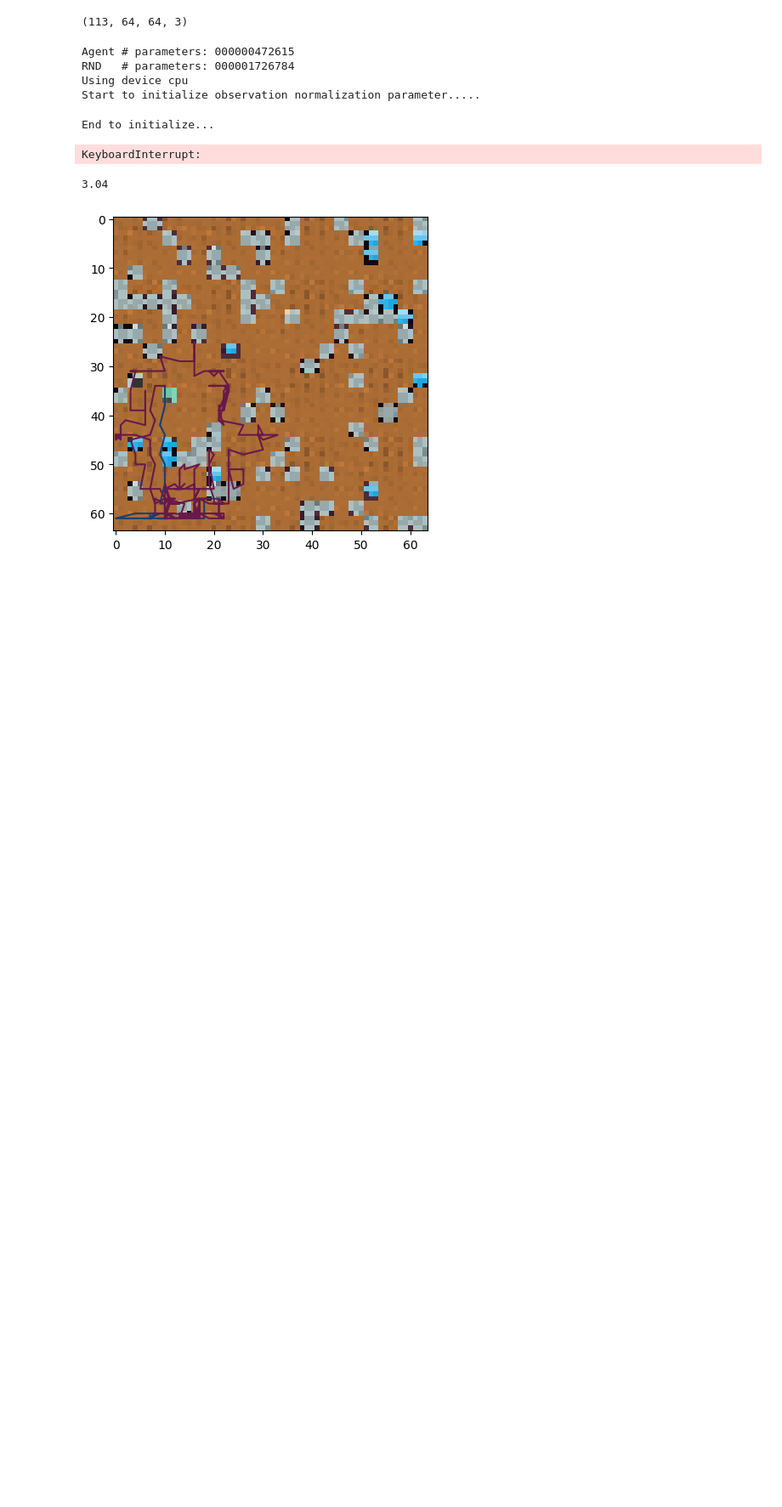
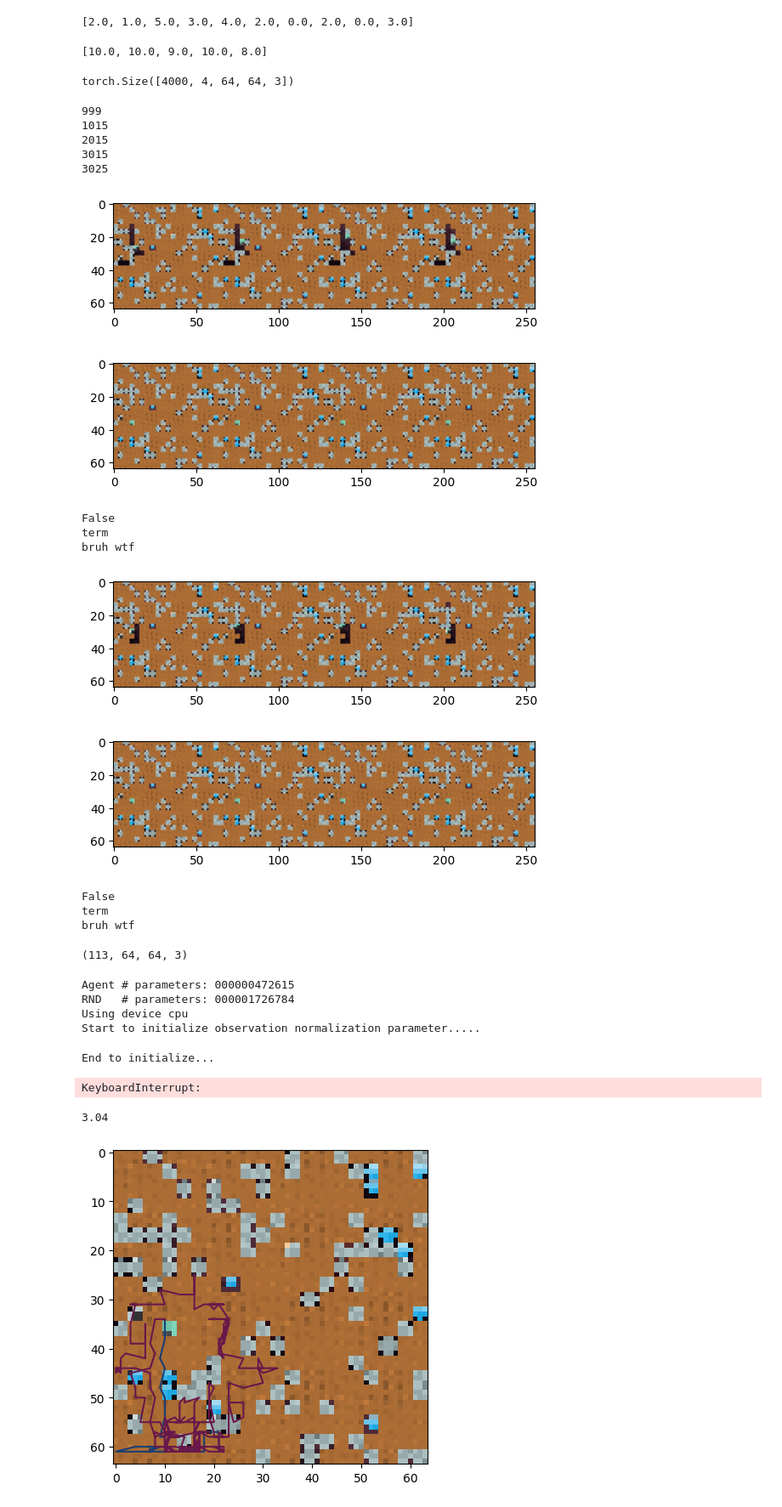
Before and after one commit to akarshkumar0101/exploration-generalization, a Jupyter notebook: exploration_distillation/exploration_distillation.ipynb, the cells around one changed output. Shown at 85% size. Cells and saved outputs as stored; diff of their text form; code cells hidden in the pictures; blank space fills up the shorter version.

```diff
--- a/exploration_distillation/exploration_distillation.ipynb
+++ b/exploration_distillation/exploration_distillation.ipynb
@@ -26,5 +23,0 @@ import main
-# %%
-env = miner.make_env(10)
-env.reset()
-for i in tqdm(range(1100)):
-    env.step(env.action_space.sample())
@@ -62,6 +45,0 @@ Agent(
-# %%
-i = 2
-
-while i< 1e4:
-    print(i)
-    i *= 2
@@ -86,3 +62,65 @@ while i< 1e4:
+# %%
+eval_agent(agent, 0, 10, 'cuda:1')
+# %% [output]
+[2.0, 1.0, 5.0, 3.0, 4.0, 2.0, 0.0, 2.0, 0.0, 3.0]
+# %%
+
+device = 'cuda:1'
+agent = models.Agent(env)
+agent.load_state_dict(torch.load(f"data/miner_{21:05d}_{'ext'}/agent_{240:05d}.pt"))
+
+eval_agent(agent, 21, device)
+# %% [output]
+[10.0, 10.0, 9.0, 10.0, 8.0]
+# %%
+o = x[0, :, 0]
+o.shape
+# %% [output]
+torch.Size([4000, 4, 64, 64, 3])
+# %%
+for i, (o1, o2) in enumerate(zip(o[:-1], o[1:])):
+    if not (o1[1:]==o2[:-1]).all().item():
+        print(i)
+# %% [output]
+999
+1015
+2015
+3015
+3025
+# %%
+np.random.seed(0)
+
+env = env_utils.make_env(1)
+
+obs, _ = env.reset()
+obs = obs[0]
+for i in range(50):
+    nobs, _, term, trunc, _ = env.step(env.action_space.sample())
+    nobs = nobs[0]
+
+    if term.item():
+        plt.imshow(rearrange(obs, 'b h w c -> h (b w) c'))
+        plt.show()
+        plt.imshow(rearrange(nobs, 'b h w c -> h (b w) c'))
+        plt.show()
+        print((obs[1:]==nobs[:-1]).all().item())
+
+    if term.item():
+        print('term')
+    if not (obs[1:]==nobs[:-1]).all().item():
+        print('bruh wtf')
+    obs = nobs
+# %% [output]
+[figure, added]
+[figure, added]
+False
+term
+bruh wtf
+[figure, added]
+[figure, added]
+False
+term
+bruh wtf
 # %%
 parser = main.parse_args()
 # %%
```
Also changed, not shown: parts of 11 cells of this notebook, 6 other files.
